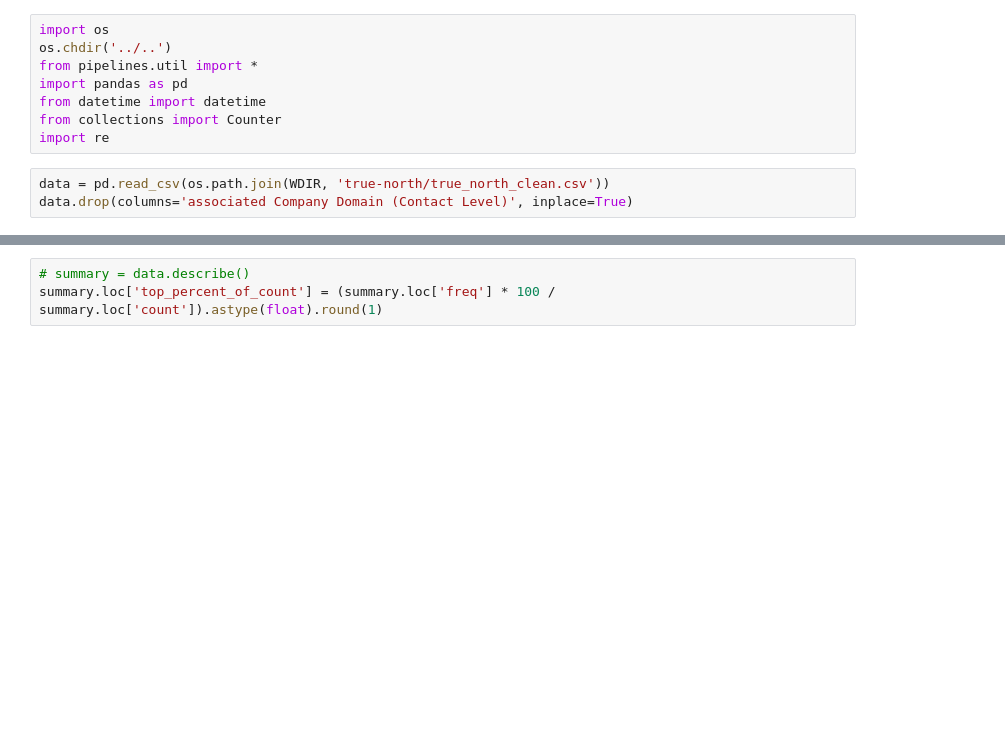
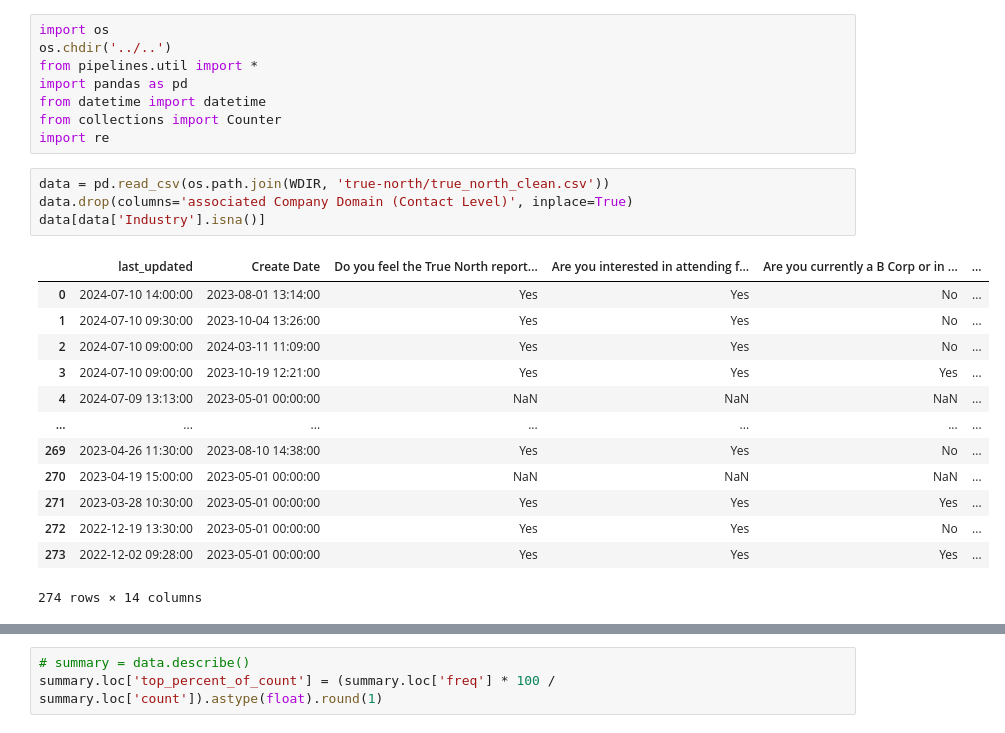
Before and after one commit to open-innovations/true-north, a Jupyter notebook: pipelines/true-north/analyse_members_list.ipynb, the cells around one changed output, grey strips where cells are left out. Drawn from its saved outputs; the diff is of its cells as text; blank space fills up the shorter version.

Commit message:
Update members data

```diff
--- a/pipelines/true-north/analyse_members_list.ipynb
+++ b/pipelines/true-north/analyse_members_list.ipynb
@@ -9,6 +9,21 @@ import re
 # %%
 data = pd.read_csv(os.path.join(WDIR, 'true-north/true_north_clean.csv'))
 data.drop(columns='associated Company Domain (Contact Level)', inplace=True)
+data[data['Industry'].isna()]
+# %% [output]
+|  | last_updated | Create Date | Do you feel the True North report... | Are you interested in attending f... | Are you currently a B Corp or in ... | ... |
+| 0 | 2024-07-10 14:00:00 | 2023-08-01 13:14:00 | Yes | Yes | No | ... |
+| 1 | 2024-07-10 09:30:00 | 2023-10-04 13:26:00 | Yes | Yes | No | ... |
+| 2 | 2024-07-10 09:00:00 | 2024-03-11 11:09:00 | Yes | Yes | No | ... |
+| 3 | 2024-07-10 09:00:00 | 2023-10-19 12:21:00 | Yes | Yes | Yes | ... |
+| 4 | 2024-07-09 13:13:00 | 2023-05-01 00:00:00 | NaN | NaN | NaN | ... |
+| ... | ... | ... | ... | ... | ... | ... |
+| 269 | 2023-04-26 11:30:00 | 2023-08-10 14:38:00 | Yes | Yes | No | ... |
+| 270 | 2023-04-19 15:00:00 | 2023-05-01 00:00:00 | NaN | NaN | NaN | ... |
+| 271 | 2023-03-28 10:30:00 | 2023-05-01 00:00:00 | Yes | Yes | Yes | ... |
+| 272 | 2022-12-19 13:30:00 | 2023-05-01 00:00:00 | Yes | Yes | No | ... |
+| 273 | 2022-12-02 09:28:00 | 2023-05-01 00:00:00 | Yes | Yes | Yes | ... |
+274 rows × 14 columns
 # %%
 # create empty dataframe with the same columns as `data`
 summary = pd.DataFrame(columns=data.columns.to_list())
```
Also changed, not shown: parts of 6 cells of this notebook, 7 other files.
